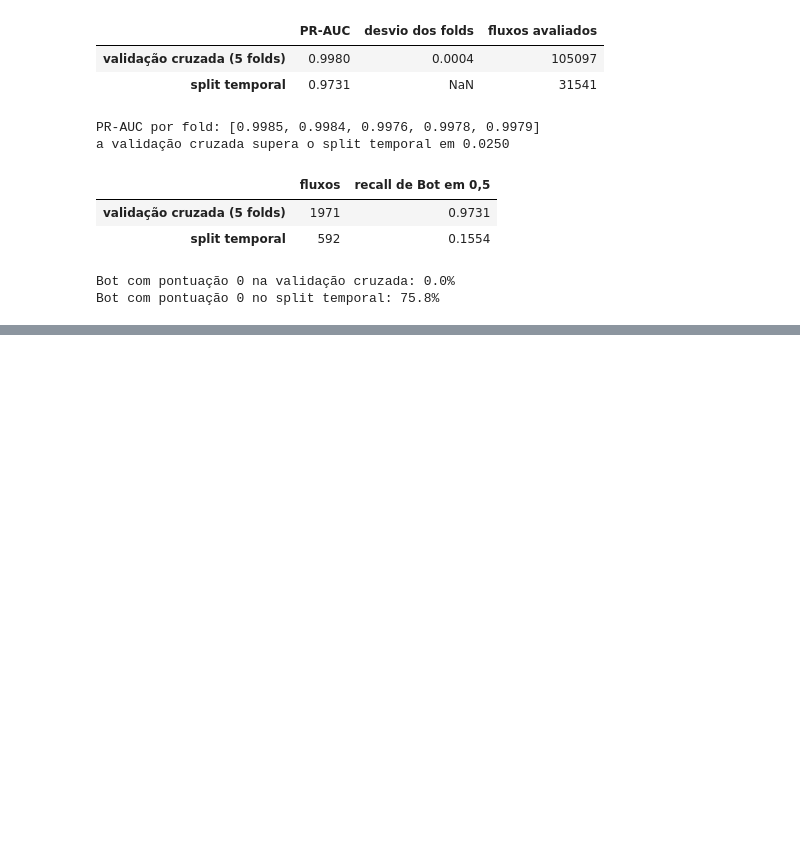
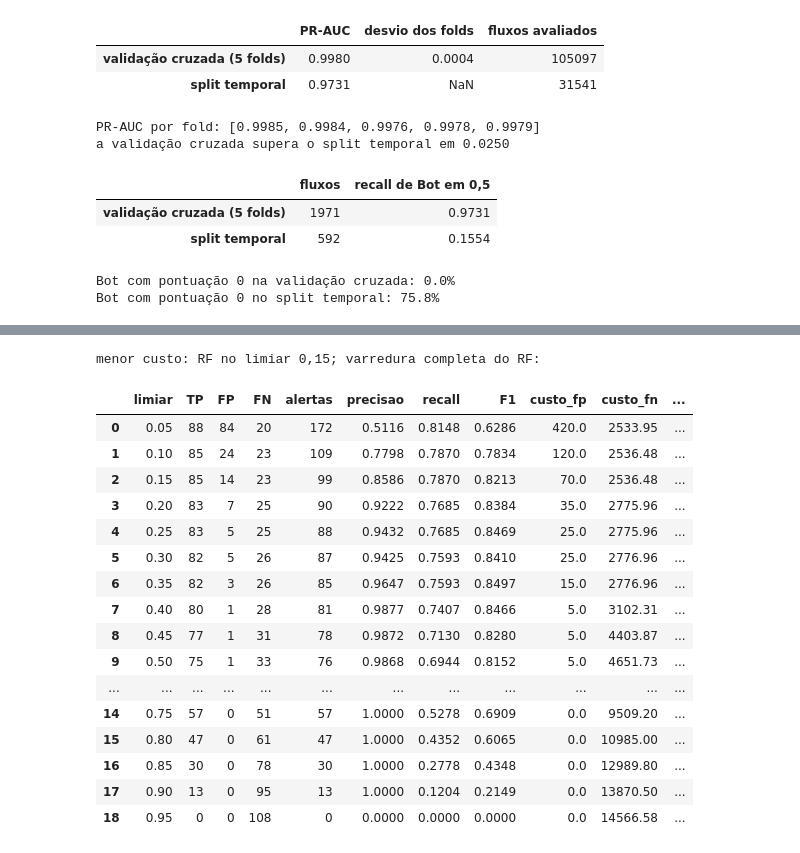
Before and after one commit to phbrandi/pi-ia_cyber, a Jupyter notebook: avaliacao_025bc8.ipynb, the cells around one changed output, grey strips where cells are left out. Cells and saved outputs as stored; diff of their text form; code cells hidden in the pictures; blank space fills up the shorter version.

```diff
--- a/avaliacao_025bc8.ipynb
+++ b/avaliacao_025bc8.ipynb
@@ -551,0 +656,21 @@ A classe difícil mostra o tamanho real do problema. No Roteiro 2, o recall do B
+# %%
+res = {}
+for nome, tab in varr.items():
+    i_min, i_f1 = tab['custo_total'].idxmin(), tab['F1'].idxmax()
+    c_05 = tab.loc[tab['limiar'] == 0.5, 'custo_total'].iloc[0]
+    res[nome] = {'limiar de custo mínimo': tab.loc[i_min, 'limiar'],
+                 'custo mínimo': tab.loc[i_min, 'custo_total'],
+                 'custo em 0,5': c_05, 'economia sobre 0,5': c_05 - tab.loc[i_min, 'custo_total'],
+                 'limiar de F1 máximo': tab.loc[i_f1, 'limiar'],
+                 'custo no F1 máximo': tab.loc[i_f1, 'custo_total']}
+resumo_h = pd.DataFrame.from_dict(res, orient='index')
+display(resumo_h.round(2))
+
+# a combinação escolhida segue para o item i)
+m_esc = resumo_h['custo mínimo'].idxmin()
+t_esc = float(resumo_h.loc[m_esc, 'limiar de custo mínimo'])
+t_f1_esc = float(resumo_h.loc[m_esc, 'limiar de F1 máximo'])
+p_esc, tab_esc = p_cc[m_esc], varr[m_esc]
+print(f'menor custo: {m_esc} no limiar {vg(t_esc)}; varredura completa do {m_esc}:')
+display(tab_esc.round(4))
+# %% [output]
@@ -551,0 +680,18 @@ A classe difícil mostra o tamanho real do problema. No Roteiro 2, o recall do B
+menor custo: RF no limiar 0,15; varredura completa do RF:
+|  | limiar | TP | FP | FN | alertas | precisao | recall | F1 | custo_fp | custo_fn | ... |
+| 0 | 0.05 | 88 | 84 | 20 | 172 | 0.5116 | 0.8148 | 0.6286 | 420.0 | 2533.95 | ... |
+| 1 | 0.10 | 85 | 24 | 23 | 109 | 0.7798 | 0.7870 | 0.7834 | 120.0 | 2536.48 | ... |
+| 2 | 0.15 | 85 | 14 | 23 | 99 | 0.8586 | 0.7870 | 0.8213 | 70.0 | 2536.48 | ... |
+| 3 | 0.20 | 83 | 7 | 25 | 90 | 0.9222 | 0.7685 | 0.8384 | 35.0 | 2775.96 | ... |
+| 4 | 0.25 | 83 | 5 | 25 | 88 | 0.9432 | 0.7685 | 0.8469 | 25.0 | 2775.96 | ... |
+| 5 | 0.30 | 82 | 5 | 26 | 87 | 0.9425 | 0.7593 | 0.8410 | 25.0 | 2776.96 | ... |
+| 6 | 0.35 | 82 | 3 | 26 | 85 | 0.9647 | 0.7593 | 0.8497 | 15.0 | 2776.96 | ... |
+| 7 | 0.40 | 80 | 1 | 28 | 81 | 0.9877 | 0.7407 | 0.8466 | 5.0 | 3102.31 | ... |
+| 8 | 0.45 | 77 | 1 | 31 | 78 | 0.9872 | 0.7130 | 0.8280 | 5.0 | 4403.87 | ... |
+| 9 | 0.50 | 75 | 1 | 33 | 76 | 0.9868 | 0.6944 | 0.8152 | 5.0 | 4651.73 | ... |
+| ... | ... | ... | ... | ... | ... | ... | ... | ... | ... | ... | ... |
+| 14 | 0.75 | 57 | 0 | 51 | 57 | 1.0000 | 0.5278 | 0.6909 | 0.0 | 9509.20 | ... |
+| 15 | 0.80 | 47 | 0 | 61 | 47 | 1.0000 | 0.4352 | 0.6065 | 0.0 | 10985.00 | ... |
+| 16 | 0.85 | 30 | 0 | 78 | 30 | 1.0000 | 0.2778 | 0.4348 | 0.0 | 12989.80 | ... |
+| 17 | 0.90 | 13 | 0 | 95 | 13 | 1.0000 | 0.1204 | 0.2149 | 0.0 | 13870.50 | ... |
+| 18 | 0.95 | 0 | 0 | 108 | 0 | 0.0000 | 0.0000 | 0.0000 | 0.0 | 14566.58 | ... |
```
Also changed, not shown: parts of 23 cells of this notebook, 3 other files.
